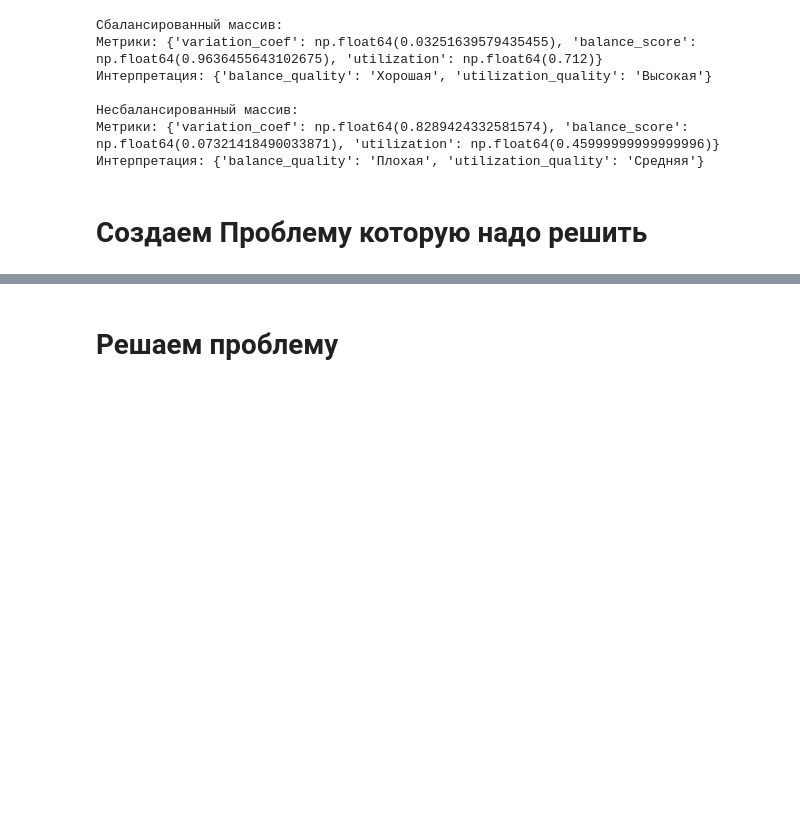
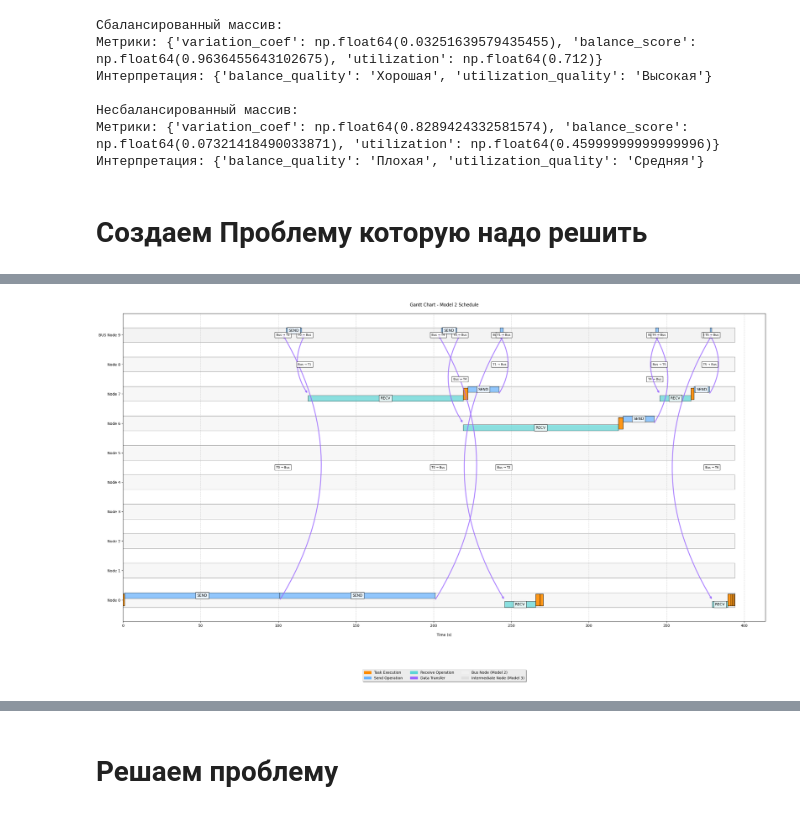
Before and after one commit to Me0n4ik/MATH, a Jupyter notebook: Новые расчеты/CASE 1.ipynb, the cells around one changed output, grey strips where cells are left out. Cells and saved outputs as stored; diff of their text form; code cells hidden in the pictures; blank space fills up the shorter version.

```diff
--- a/Новые расчеты/CASE 1.ipynb
+++ b/Новые расчеты/CASE 1.ipynb
@@ -805,0 +918,4 @@ problem = NetworkOptimizationProblem(net, task, f_objective=[case_1_f1_cost, cas
+# %%
+problem.scheduler.create_gantt_chart()
+# %% [output]
+[figure, added]
```
Also changed, not shown: parts of 33 cells of this notebook, 1 other file.
